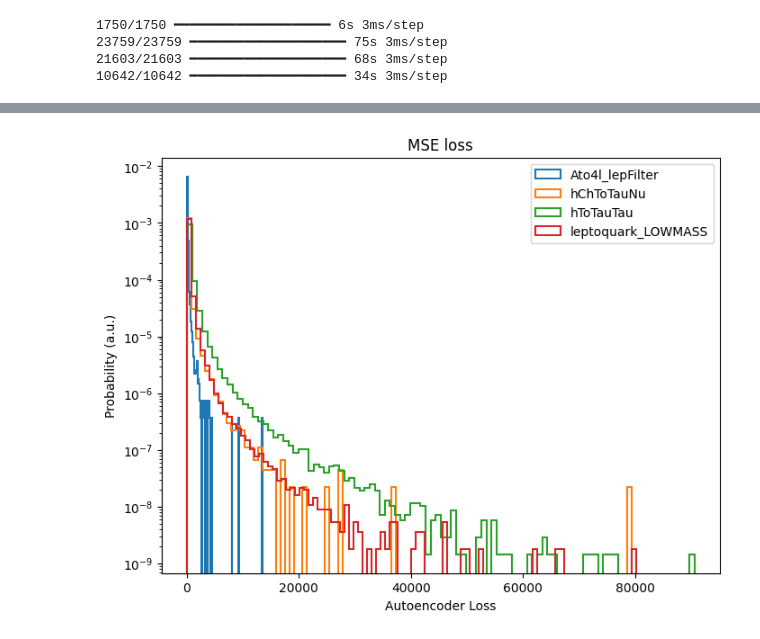
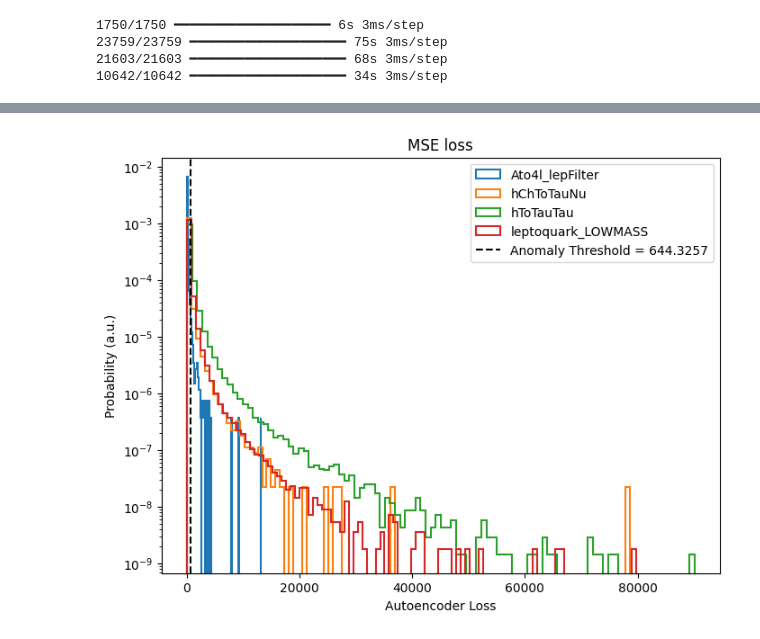
Before and after one commit to nat611/MScDissertation, a Jupyter notebook: autoencoder_1.ipynb, the cells around one changed output, grey strips where cells are left out. Saved outputs shown, nothing was run; the diff lists cells and outputs as text; code cells hidden in the pictures.

```diff
--- a/autoencoder_1.ipynb
+++ b/autoencoder_1.ipynb
@@ -40,8 +43,8 @@ output_signal_names = [ # names for output files
 ]
 # %%
 def mse_loss(true, prediction):
-    loss = tf.reduce_mean(tf.math.square(true - prediction),axis=-1)
-    return loss
+    mse = np.mean(np.square(true - prediction), axis=1)
+    return mse
 # %%
 def create_datasets_convolutional(bkg_file, output_bkg_name, signals_files, output_signal_names, events=None, test_size=0.2, val_size=0.2, input_shape=57):
 
@@ -245,14 +258,17 @@ for i, (label, signal_X) in enumerate(signal_data):
 # %%
 bin_size=100
 
 plt.figure(figsize=(8,6))
 for i, label in enumerate(signal_labels):
     plt.hist(total_loss[i], bins=bin_size, label=label, density = True, histtype='step', fill=False, linewidth=1.5)
+
+threshold = np.percentile(total_loss[0], 99)
+plt.axvline(threshold, color='black', linestyle='dashed', label=f"Anomaly Threshold = {threshold:.4f}") #adding threshold line
 plt.yscale('log')
 plt.xlabel("Autoencoder Loss")
 plt.ylabel("Probability (a.u.)")
 plt.title('MSE loss')
 plt.legend(loc='best')
 plt.show()
 # %% [output]
-[figure, old version]
+[figure, new version]
```
Also changed, not shown: parts of 6 cells of this notebook.
